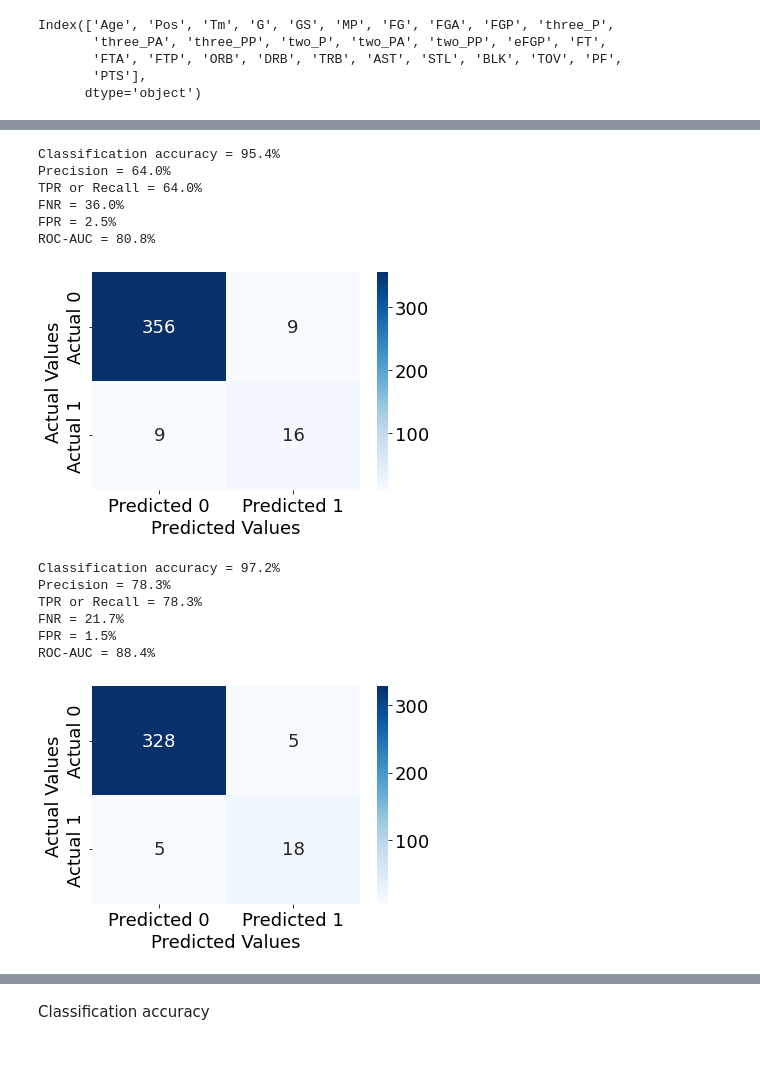
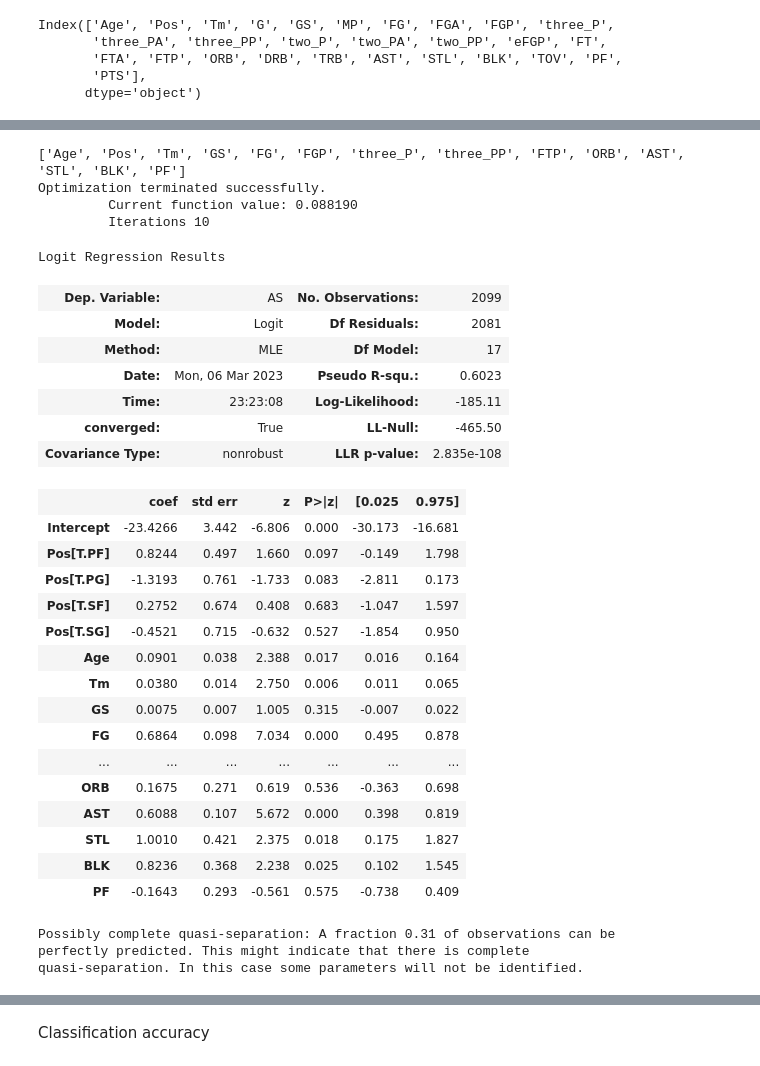
Before and after one commit to STShark00/IstanBulls, a Jupyter notebook: Create_Model.ipynb, the cells around one changed output, grey strips where cells are left out. Saved outputs shown, nothing was run; the diff lists cells and outputs as text; code cells hidden in the pictures.

```diff
--- a/Create_Model.ipynb
+++ b/Create_Model.ipynb
@@ -328,20 +266,38 @@ ROC-AUC = 87.3%
-# %%
-confusion_matrix_year(test_2014, true_2014_as_count)
-# %% [output]
-Classification accuracy = 95.4%
-Precision = 64.0%
-TPR or Recall = 64.0%
-FNR = 36.0%
-FPR = 2.5%
-ROC-AUC = 80.8%
-[figure, removed]
-# %%
-confusion_matrix_year(test_2011, true_2011_as_count)
-# %% [output]
-Classification accuracy = 97.2%
-Precision = 78.3%
-TPR or Recall = 78.3%
-FNR = 21.7%
-FPR = 1.5%
-ROC-AUC = 88.4%
-[figure, removed]
+# %%
+pred = [p for p in predictors.columns]
+reduced_predictors = [p for p in predictors if p not in to_drop]
+print(reduced_predictors)
+logit_model_less_corr = sm.logit(formula = 'AS~'+'+'.join(reduced_predictors), data = train_data).fit() #Developing logistic regression model
+logit_model_less_corr.summary()
+# %% [output]
+['Age', 'Pos', 'Tm', 'GS', 'FG', 'FGP', 'three_P', 'three_PP', 'FTP', 'ORB', 'AST', 'STL', 'BLK', 'PF']
+Optimization terminated successfully.
+         Current function value: 0.088190
+         Iterations 10
+Logit Regression Results
+| Dep. Variable: | AS | No. Observations: | 2099 |
+| Model: | Logit | Df Residuals: | 2081 |
+| Method: | MLE | Df Model: | 17 |
+| Date: | Mon, 06 Mar 2023 | Pseudo R-squ.: | 0.6023 |
+| Time: | 23:23:08 | Log-Likelihood: | -185.11 |
+| converged: | True | LL-Null: | -465.50 |
+| Covariance Type: | nonrobust | LLR p-value: | 2.835e-108 |
+|  | coef | std err | z | P>|z| | [0.025 | 0.975] |
+| Intercept | -23.4266 | 3.442 | -6.806 | 0.000 | -30.173 | -16.681 |
+| Pos[T.PF] | 0.8244 | 0.497 | 1.660 | 0.097 | -0.149 | 1.798 |
+| Pos[T.PG] | -1.3193 | 0.761 | -1.733 | 0.083 | -2.811 | 0.173 |
+| Pos[T.SF] | 0.2752 | 0.674 | 0.408 | 0.683 | -1.047 | 1.597 |
+| Pos[T.SG] | -0.4521 | 0.715 | -0.632 | 0.527 | -1.854 | 0.950 |
+| Age | 0.0901 | 0.038 | 2.388 | 0.017 | 0.016 | 0.164 |
+| Tm | 0.0380 | 0.014 | 2.750 | 0.006 | 0.011 | 0.065 |
+| GS | 0.0075 | 0.007 | 1.005 | 0.315 | -0.007 | 0.022 |
+| FG | 0.6864 | 0.098 | 7.034 | 0.000 | 0.495 | 0.878 |
+| ... | ... | ... | ... | ... | ... | ... |
+| ORB | 0.1675 | 0.271 | 0.619 | 0.536 | -0.363 | 0.698 |
+| AST | 0.6088 | 0.107 | 5.672 | 0.000 | 0.398 | 0.819 |
+| STL | 1.0010 | 0.421 | 2.375 | 0.018 | 0.175 | 1.827 |
+| BLK | 0.8236 | 0.368 | 2.238 | 0.025 | 0.102 | 1.545 |
+| PF | -0.1643 | 0.293 | -0.561 | 0.575 | -0.738 | 0.409 |
+Possibly complete quasi-separation: A fraction 0.31 of observations can be
+perfectly predicted. This might indicate that there is complete
+quasi-separation. In this case some parameters will not be identified.
```
Also changed, not shown: parts of 39 cells of this notebook.
